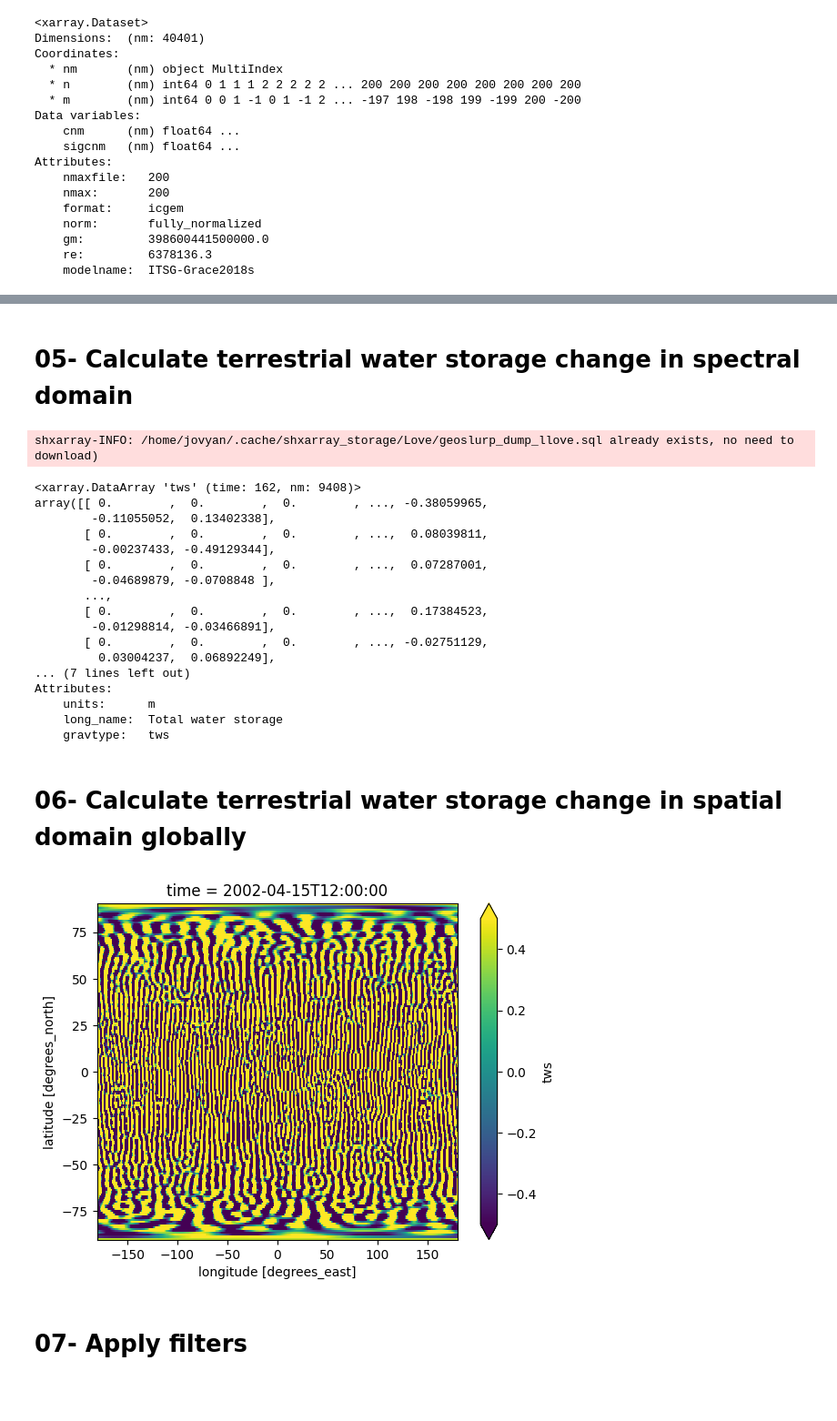
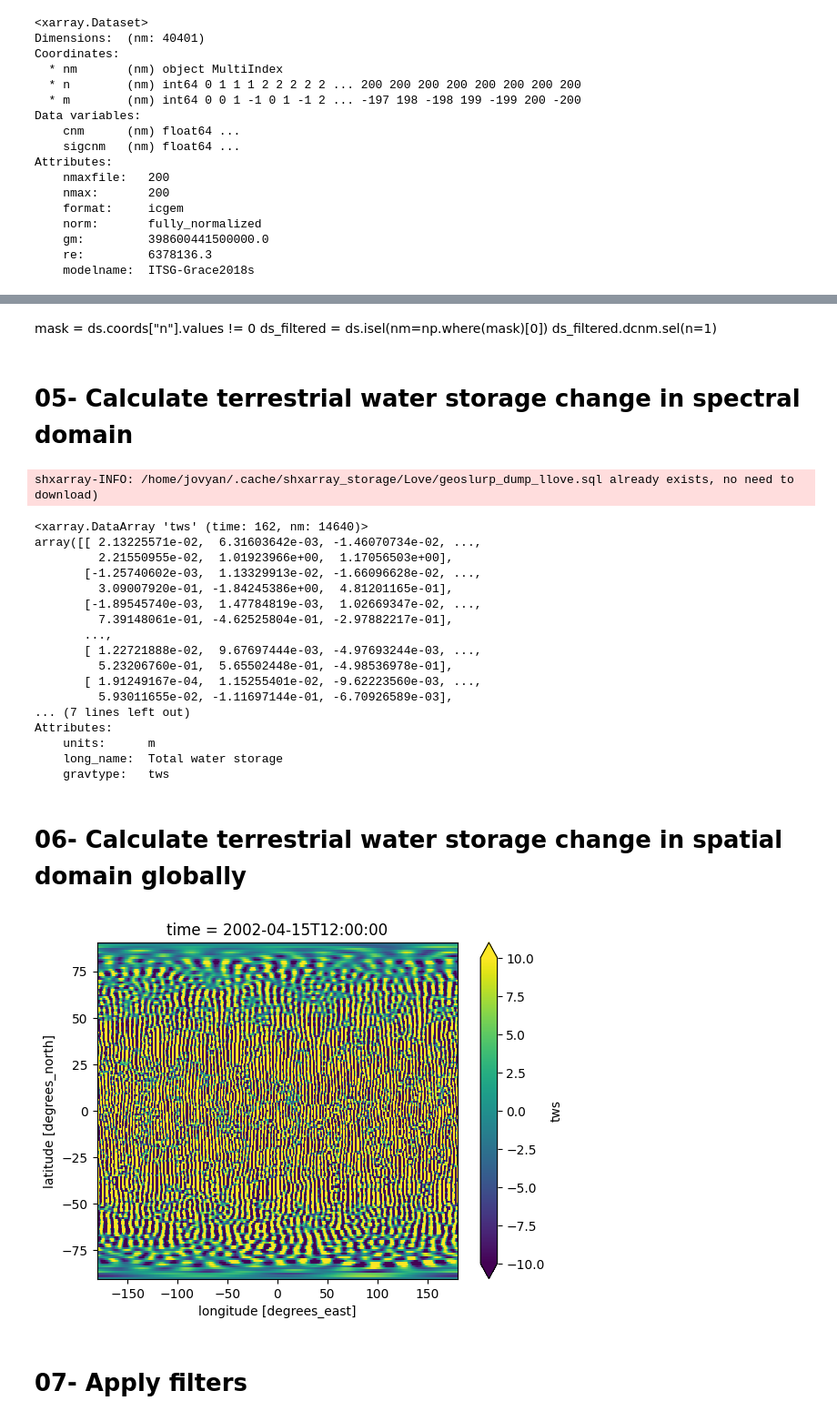
Before and after one commit to SedighehKarimi/EarthObservation_and_tws, a Jupyter notebook: Tutorial_1.ipynb, the cells around one changed output, grey strips where cells are left out. Shown at 91% size. Saved outputs shown, nothing was run; the diff lists cells and outputs as text; code cells hidden in the pictures; blank space fills up the shorter version.

```diff
--- a/Tutorial_1.ipynb
+++ b/Tutorial_1.ipynb
@@ -108,8 +108,8 @@ ds.cnm.loc[{'n': 2, 'm': 0}]= c20
 # %%
-# deg1_terms = ds_deg1.cnm.sel(n=1)
+deg1_terms = ds_deg1.cnm.sel(n=1)
 # %%
-# for m in [0, 1, -1]:
-#     ds.cnm.loc[{'n': 2, 'm': m}] = deg1_terms.sel(m=m)
+for m in [0, 1, -1]:
+    ds.cnm.loc[{'n': 1, 'm': m}] = deg1_terms.sel(m=m)
 # %% [markdown]
 # 04 -Read the time-invariable static gravity field data
 # %%
@@ -170,22 +143,28 @@ nmax
+# %%
+ds1 = ds.sh.truncate(ds.sh.nmax, 1)
+# %% [markdown]
+mask = ds.coords["n"].values != 0
+ds_filtered = ds.isel(nm=np.where(mask)[0])
+ds_filtered.dcnm.sel(n=1)
 # %% [markdown]
 # 05- Calculate terrestrial water storage change in spectral domain
 # %%
-datws=ds_filtered.dcnm.sh.tws()
+datws=ds1.dcnm.sh.tws()
 display(datws)
 # %% [output]
 shxarray-INFO: /home/jovyan/.cache/shxarray_storage/Love/geoslurp_dump_llove.sql already exists, no need to download)
-<xarray.DataArray 'tws' (time: 162, nm: 9408)>
-array([[ 0.        ,  0.        ,  0.        , ..., -0.38059965,
-        -0.11055052,  0.13402338],
-       [ 0.        ,  0.        ,  0.        , ...,  0.08039811,
-        -0.00237433, -0.49129344],
-       [ 0.        ,  0.        ,  0.        , ...,  0.07287001,
-        -0.04689879, -0.0708848 ],
+<xarray.DataArray 'tws' (time: 162, nm: 14640)>
+array([[ 2.13225571e-02,  6.31603642e-03, -1.46070734e-02, ...,
+         2.21550955e-02,  1.01923966e+00,  1.17056503e+00],
+       [-1.25740602e-03,  1.13329913e-02, -1.66096628e-02, ...,
+         3.09007920e-01, -1.84245386e+00,  4.81201165e-01],
+       [-1.89545740e-03,  1.47784819e-03,  1.02669347e-02, ...,
+         7.39148061e-01, -4.62525804e-01, -2.97882217e-01],
        ...,
-       [ 0.        ,  0.        ,  0.        , ...,  0.17384523,
-        -0.01298814, -0.03466891],
-       [ 0.        ,  0.        ,  0.        , ..., -0.02751129,
-         0.03004237,  0.06892249],
+       [ 1.22721888e-02,  9.67697444e-03, -4.97693244e-03, ...,
+         5.23206760e-01,  5.65502448e-01, -4.98536978e-01],
+       [ 1.91249167e-04,  1.15255401e-02, -9.62223560e-03, ...,
+         5.93011655e-02, -1.11697144e-01, -6.70926589e-03],
 ... (7 lines left out)
 Attributes:
     units:      m
@@ -195,13 +174,14 @@ Attributes:
 # 06- Calculate terrestrial water storage change in spatial domain globally
 # %%
 dsgrd=datws.sh.synthesis().to_dataset(name="tws")
-islice=0
-dsgrd.tws[:,:,islice].plot(vmin=-0.5,vmax=0.5)
-dsgrd
-lats = dsgrd['lat'].values
-lons = dsgrd['lon'].values
-# %% [output]
-[figure, removed]
+# %%
+islice=0
+dsgrd.tws[:,:,islice].plot(vmin=-10, vmax =10)
+dsgrd
+lats = dsgrd['lat'].values
+lons = dsgrd['lon'].values
+# %% [output]
+[figure, added]
 # %% [markdown]
 # 07- Apply filters
 # %%
```
Also changed, not shown: parts of 12 cells of this notebook, 1 other file.
